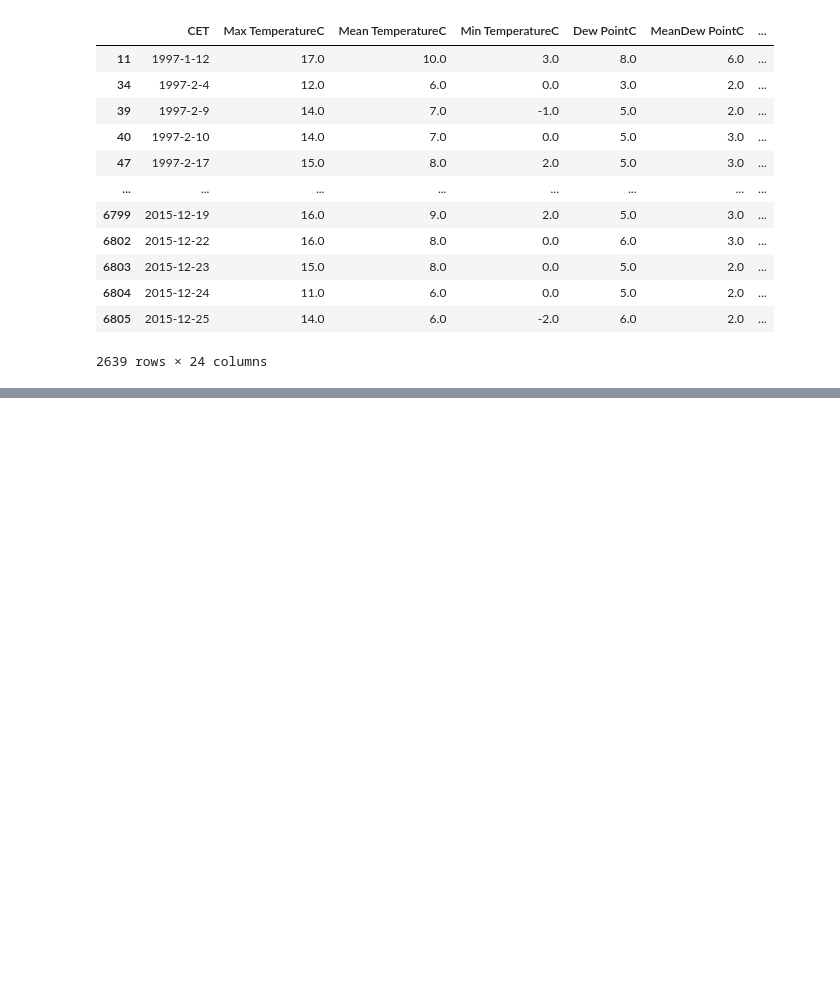
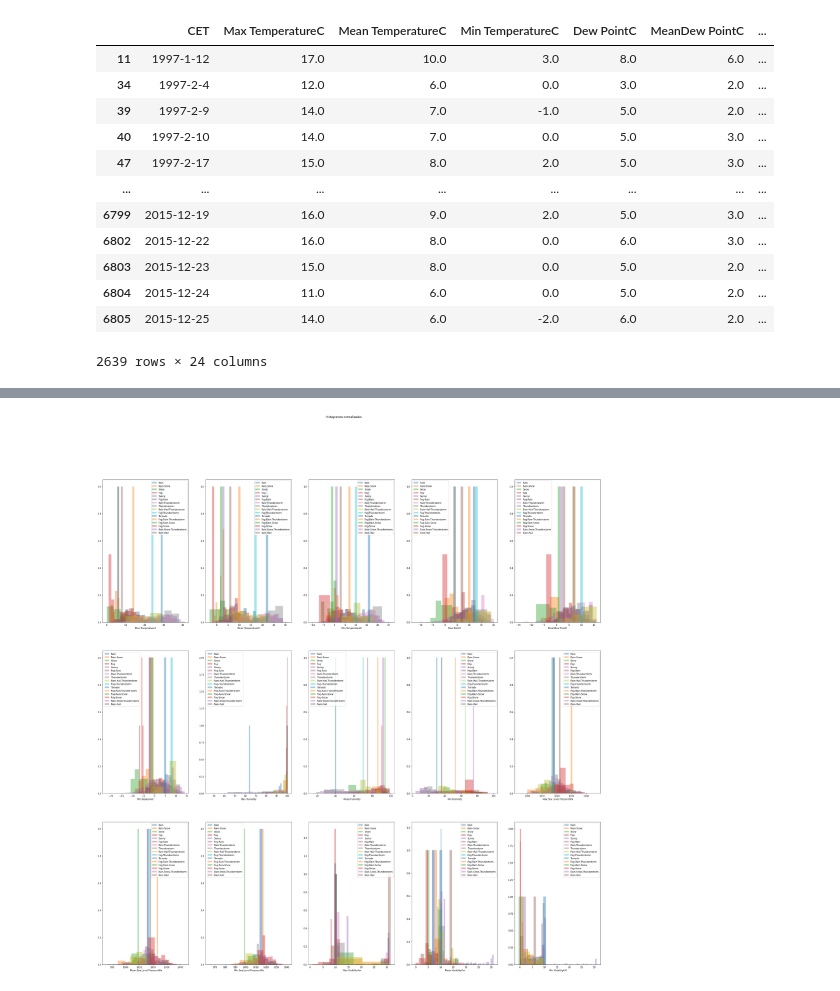
Before and after one commit to giustipatricio/madridbarajas1997-2015, a Jupyter notebook: Madrid-Barajas-1997-2020-weather.ipynb, the cells around one changed output, grey strips where cells are left out. Cells and saved outputs as stored; diff of their text form; code cells hidden in the pictures; blank space fills up the shorter version.

```diff
--- a/Madrid-Barajas-1997-2020-weather.ipynb
+++ b/Madrid-Barajas-1997-2020-weather.ipynb
@@ -316,5 +328,16 @@ Nubes 1 y clima únicos [nan 'Fog' 'Thunderstorm' 'Fog-Thunderstorm' 'Rain-Thund
 | 6804 | 2015-12-24 | 11.0 | 6.0 | 0.0 | 5.0 | 2.0 | ... |
 | 6805 | 2015-12-25 | 14.0 | 6.0 | -2.0 | 6.0 | 2.0 | ... |
 2639 rows × 24 columns
+# %%
+#Detectamos que en las columnas de visibilidad hay datos faltantes en los días soleados, por lo que imputaremos por la media
+df_1[' Max VisibilityKm'] = np.where((df_1[' Max VisibilityKm'].isnull()), #identificamos las caracteristicas
+                           df_1[" Max VisibilityKm"].mean(),      #Valor a reemplazar
+                           df_1[' Max VisibilityKm'])  #donde reemplazar
+df_1[' Mean VisibilityKm'] = np.where((df_1[' Mean VisibilityKm'].isnull()), #identificamos las caracteristicas
+                           df_1[" Mean VisibilityKm"].mean(),      #Valor a reemplazar
+                           df_1[' Mean VisibilityKm'])  #donde reemplazar
+df_1[' Min VisibilitykM'] = np.where((df_1[' Min VisibilitykM'].isnull()), #identificamos las caracteristicas
+                           df_1[" Min VisibilitykM"].mean(),      #Valor a reemplazar
+                           df_1[' Min VisibilitykM'])  #donde reemplazar
 # %%
 cant_nulos_por_campo_1 = df_1.apply(lambda x: x.isnull().sum(), axis=0)
@@ -339,0 +365,7 @@ dtype: int64
+# %%
+df_estudio = df_1
+#dropeamos la columna Max Gust SpeedKm/h
+df_estudio = df_estudio.drop(columns=[' Max Gust SpeedKm/h',"Events","CET"])
+# %%
+# Eliminamos los registros con valores faltantes ya que son sólo un 13% del dataset
+df_estudio.dropna(inplace=True)
@@ -339,0 +392,23 @@ dtype: int64
+# %%
+fig, axes = plt.subplots(nrows=3, ncols=5, figsize=(40,40))
+fig.suptitle('Histogramas normalizados')
+for c, ax in zip(df_estudio.columns[:-1], axes.flatten()):
+    sns.distplot(df_estudio.loc[df_estudio['eventos_completo']=='Rain', c].dropna(), norm_hist=True, kde=False, ax=ax)
+    sns.distplot(df_estudio.loc[df_estudio['eventos_completo']=='Rain-Snow', c].dropna(), norm_hist=True, kde=False, ax=ax)
+    sns.distplot(df_estudio.loc[df_estudio['eventos_completo']=='Snow', c].dropna(), norm_hist=True, kde=False, ax=ax)
+    sns.distplot(df_estudio.loc[df_estudio['eventos_completo']=='Fog', c].dropna(), norm_hist=True, kde=False, ax=ax)
+    sns.distplot(df_estudio.loc[df_estudio['eventos_completo']=='Sunny', c].dropna(), norm_hist=True, kde=False, ax=ax)
+    sns.distplot(df_estudio.loc[df_estudio['eventos_completo']=='Fog-Rain', c].dropna(), norm_hist=True, kde=False, ax=ax)
+    sns.distplot(df_estudio.loc[df_estudio['eventos_completo']=='Rain-Thunderstorm', c].dropna(), norm_hist=True, kde=False, ax=ax)
+    sns.distplot(df_estudio.loc[df_estudio['eventos_completo']=='Thunderstorm', c].dropna(), norm_hist=True, kde=False, ax=ax)
+    sns.distplot(df_estudio.loc[df_estudio['eventos_completo']=='Rain-Hail-Thunderstorm', c].dropna(), norm_hist=True, kde=False, ax=ax)
+    sns.distplot(df_estudio.loc[df_estudio['eventos_completo']=='Fog-Thunderstorm', c].dropna(), norm_hist=True, kde=False, ax=ax)
+    sns.distplot(df_estudio.loc[df_estudio['eventos_completo']=='Tornado', c].dropna(), norm_hist=True, kde=False, ax=ax)
+    sns.distplot(df_estudio.loc[df_estudio['eventos_completo']=='Fog-Rain-Thunderstorm', c].dropna(), norm_hist=True, kde=False, ax=ax)
+    sns.distplot(df_estudio.loc[df_estudio['eventos_completo']=='Fog-Rain-Snow', c].dropna(), norm_hist=True, kde=False, ax=ax)
+    sns.distplot(df_estudio.loc[df_estudio['eventos_completo']=='Fog-Snow', c].dropna(), norm_hist=True, kde=False, ax=ax)
+    sns.distplot(df_estudio.loc[df_estudio['eventos_completo']=='Rain-Snow-Thunderstorm', c].dropna(), norm_hist=True, kde=False, ax=ax)
+    sns.distplot(df_estudio.loc[df_estudio['eventos_completo']=='Rain-Hail', c].dropna(), norm_hist=True, kde=False, ax=ax)
+    ax.legend(['Rain','Rain-Snow','Snow','Fog','Sunny','Fog-Rain','Rain-Thunderstorm','Thunderstorm','Rain-Hail-Thunderstorm','Fog-Thunderstorm','Tornado','Fog-Rain-Thunderstorm','Fog-Rain-Snow','Fog-Snow','Rain-Snow-Thunderstorm','Rain-Hail'])
+# %% [output]
+[figure, added]
```
Also changed, not shown: parts of 44 cells of this notebook, 1 other file.
